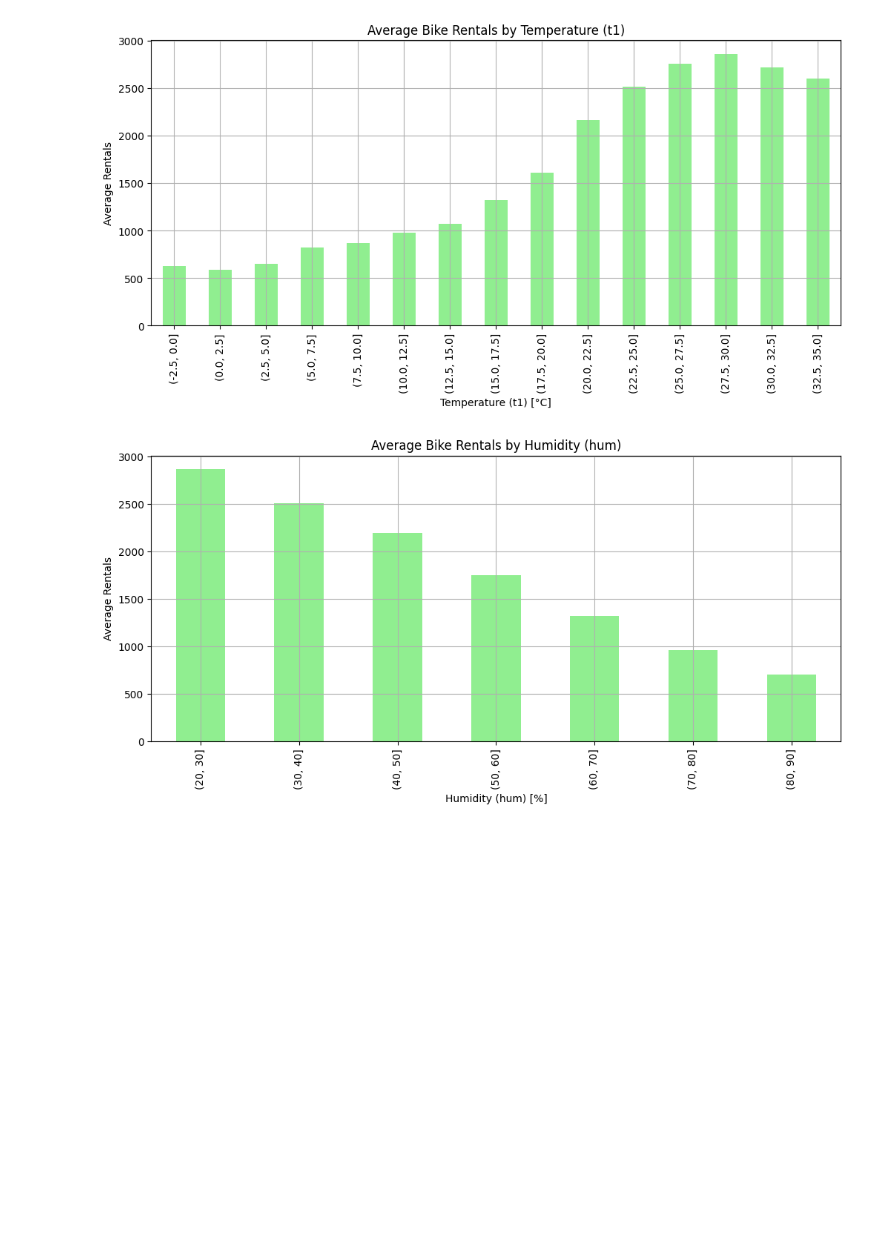
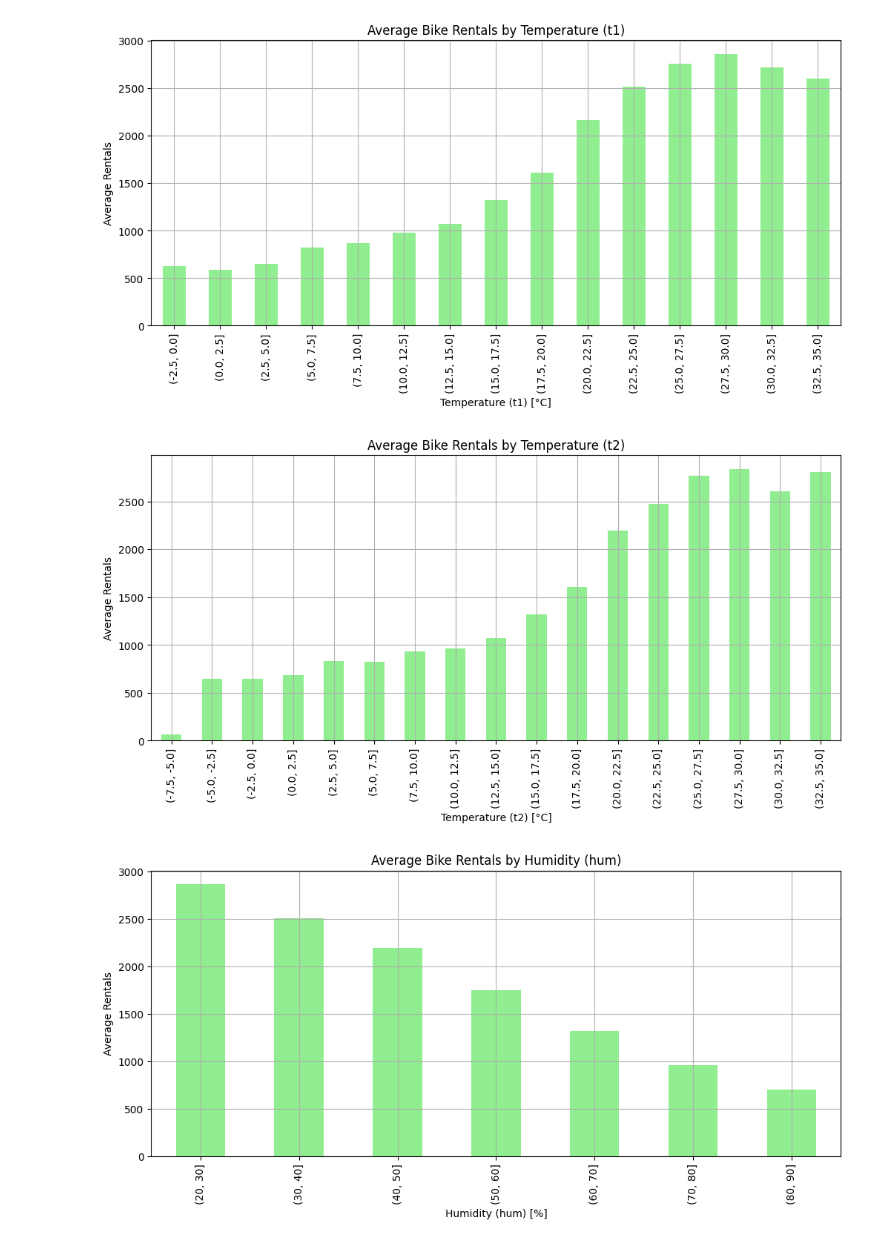
Before and after one commit to KHiraGit/suds2503, a Jupyter notebook: data_analysis_sample_2.ipynb, the cells around one changed output. Saved outputs shown, nothing was run; the diff lists cells and outputs as text; code cells hidden in the pictures; blank space fills up the shorter version.

```diff
--- a/data_analysis_sample_2.ipynb
+++ b/data_analysis_sample_2.ipynb
@@ -175,4 +149,16 @@ plt.grid()
 plt.show()
 # %% [output]
 [figure]
+# %%
+# 体感気温t2を5度ごとでcntを集計し、棒グラフで表示
+plt.figure(figsize=(12, 5))
+df_temp = df.groupby(pd.cut(df['t2'], bins=np.arange(-10, 40, 2.5)))['cnt'].mean()
+df_temp.plot(kind='bar', color='lightgreen')
+plt.title('Average Bike Rentals by Temperature (t2)')
+plt.xlabel('Temperature (t2) [°C]')
+plt.ylabel('Average Rentals')
+plt.grid()
+plt.show()
+# %% [output]
+[figure, added]
 # %%
```
Also changed, not shown: parts of 38 cells of this notebook, 1 other file.
